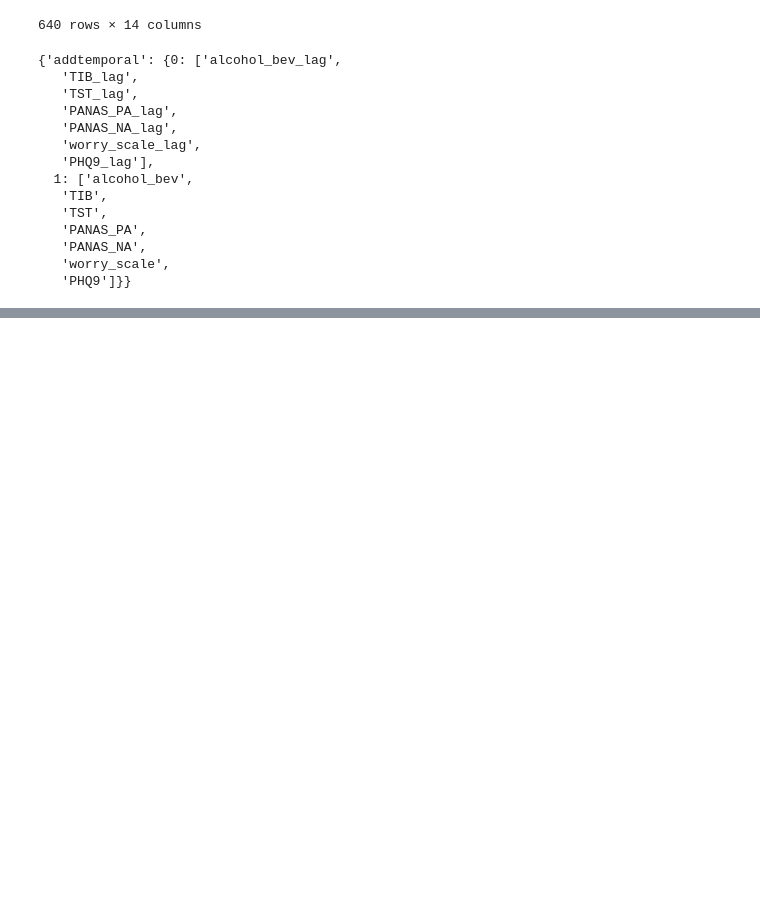
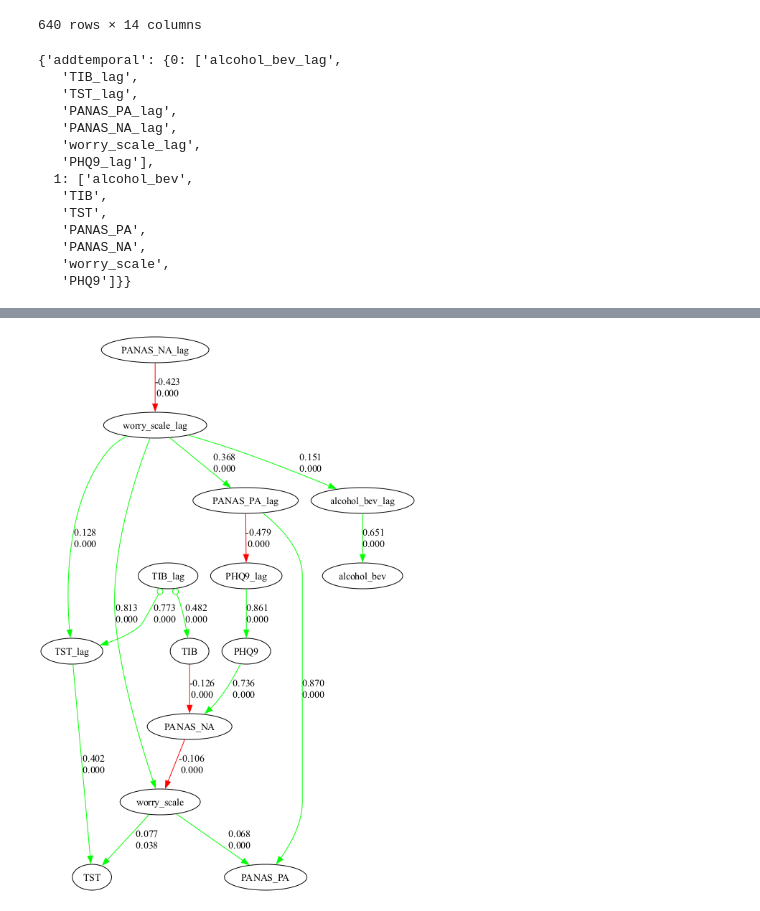
Before and after one commit to kelvinlim/tetrad_plus, a Jupyter notebook: tetrad_demo.ipynb, the cells around one changed output, grey strips where cells are left out. Cells and saved outputs as stored; diff of their text form; code cells hidden in the pictures; blank space fills up the shorter version.

```diff
--- a/tetrad_demo.ipynb
+++ b/tetrad_demo.ipynb
@@ -172,0 +203,11 @@ dg.show_graph()
+# %%
+# convert the edges from searchResult to lavaan format
+lavaan_model = tp.edges_to_lavaan(edges)
+# run the sem
+sem_results = tp.run_semopy(lavaan_model, df_lag_std)
+# add sem results to graph
+tp.add_sem_results_to_graph(dg, sem_results['estimates'])
+# show the graph
+dg.show_graph()
+# %% [output]
+[figure, added]
```
Also changed, not shown: parts of 9 cells of this notebook, 2 other files.
